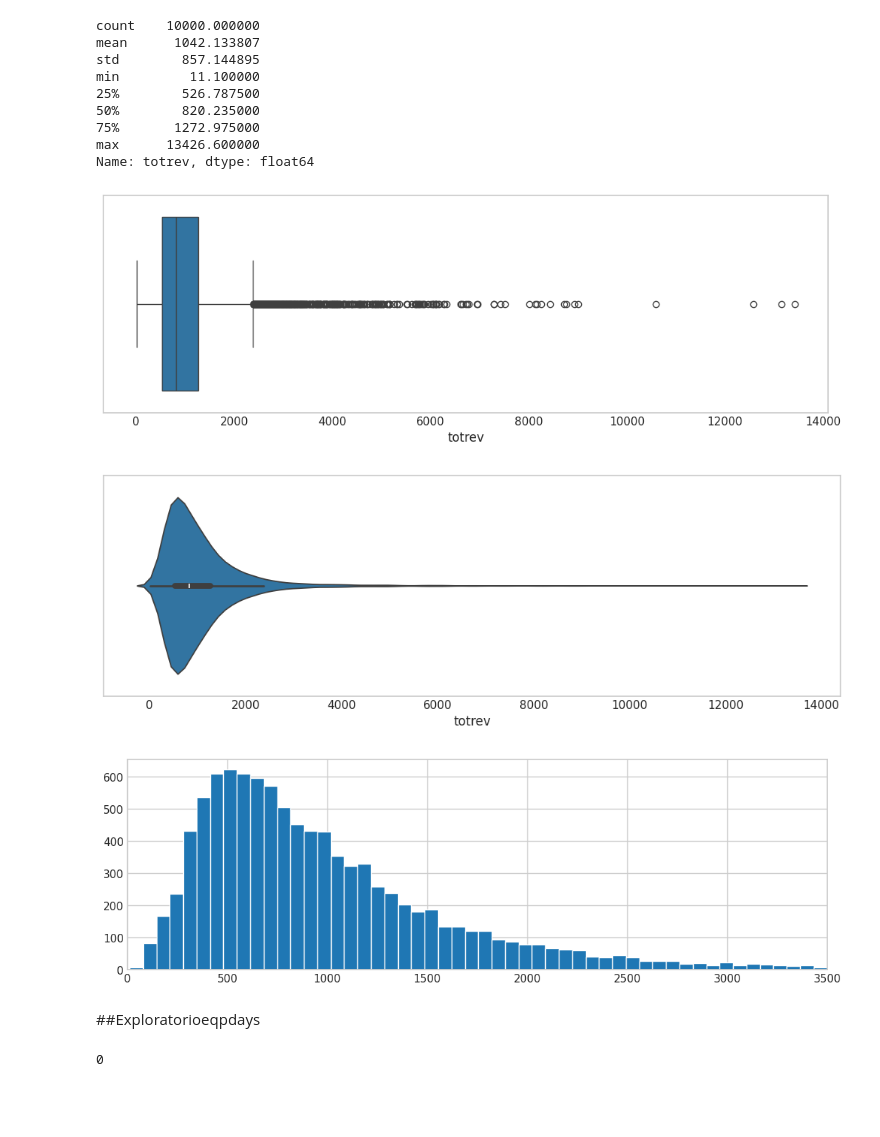
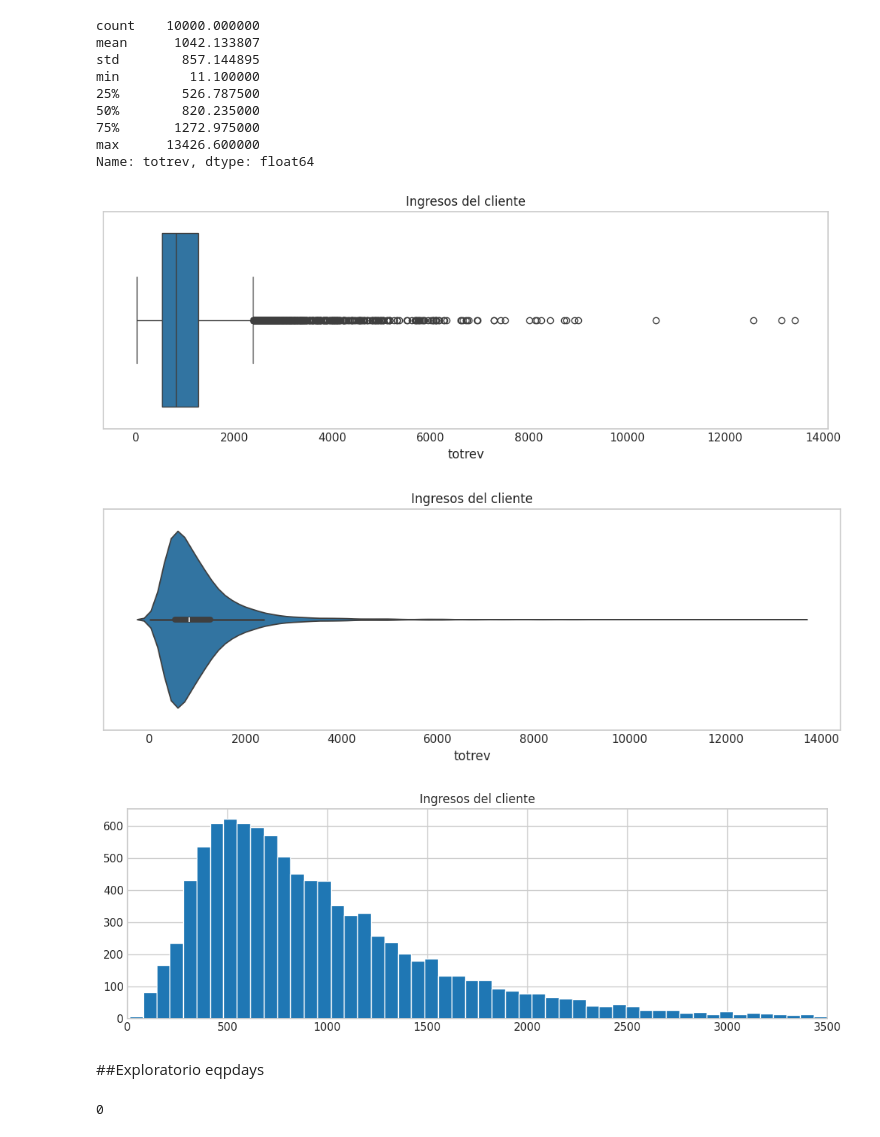
Before and after one commit to mgomez270/MLGuia1, a Jupyter notebook: Relación_Minutos.ipynb, the cells around one changed output. Cells and saved outputs as stored; diff of their text form; code cells hidden in the pictures; blank space fills up the shorter version.

```diff
--- a/Relación_Minutos.ipynb
+++ b/Relación_Minutos.ipynb
@@ -91,23 +94,26 @@ Name: totrev, dtype: float64
 # %%
 plt.figure(figsize=(10,3))
 sns.boxplot(df['totrev'],orient='h')
+plt.title('Ingresos del cliente')
 plt.show()
 # %% [output]
-[figure, old version]
+[figure, new version]
 # %%
 plt.figure(figsize=(10,3))
 sns.violinplot(df['totrev'],orient='h')
+plt.title('Ingresos del cliente')
 plt.show()
 # %% [output]
-[figure, old version]
+[figure, new version]
 # %%
 df['totrev'].hist(bins=200,figsize=(10,3))
 plt.xlim(0, 3500)
+plt.title('Ingresos del cliente')
 plt.show()
 # %% [output]
-[figure, old version]
+[figure, new version]
-# %% [markdown]
-##Exploratorioeqpdays
+# %% [markdown]
+##Exploratorio eqpdays
 # %%
 #Contamos valores nulos
 df['eqpdays'].isnull().sum()
```
Also changed, not shown: parts of 7 cells of this notebook.
